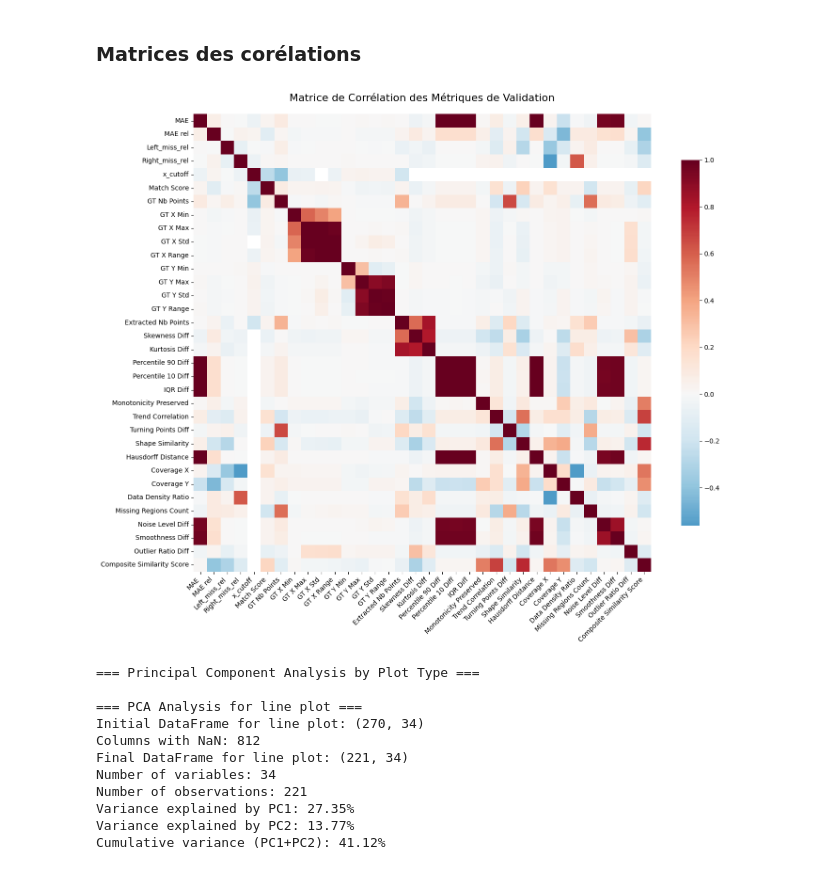
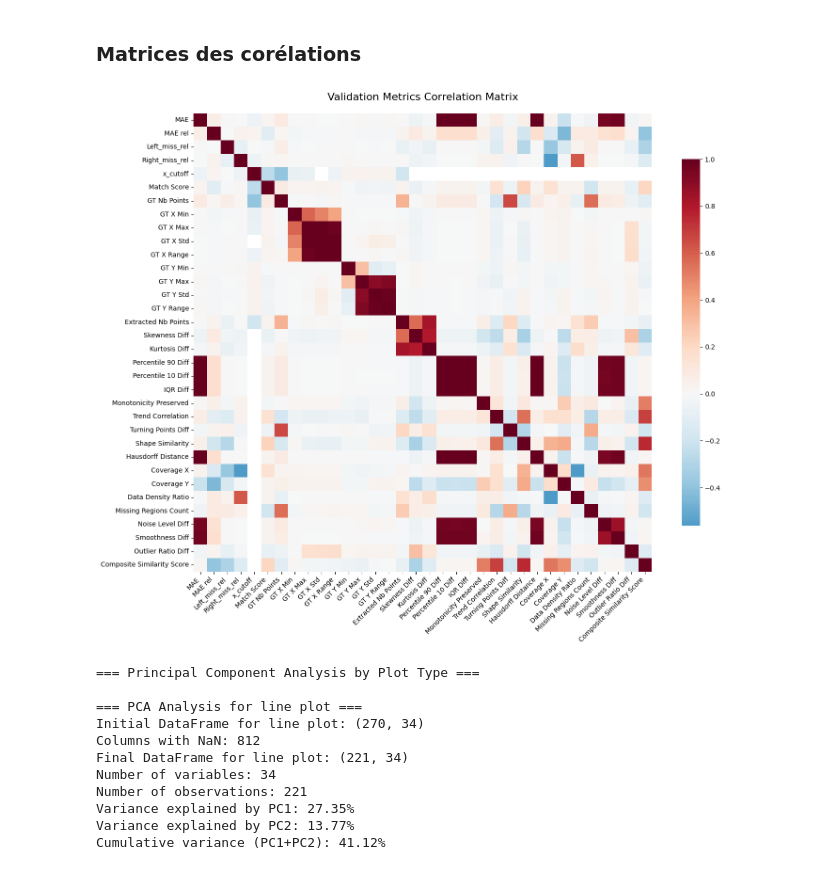
Before and after one commit to NicolasANNE/PlotDataExtraction, a Jupyter notebook: Chartinfo2024.ipynb, the cells around one changed output. Saved outputs shown, nothing was run; the diff lists cells and outputs as text; code cells hidden in the pictures.

```diff
--- a/Chartinfo2024.ipynb
+++ b/Chartinfo2024.ipynb
@@ -553,28 +553,28 @@ Analysis saved in E:\BfR\info_extraction\Plot_to_text_extraction\Data\CHARTINFO_
 ### Matrices des corélations
 # %%
 def corr(df):
-    #on prend que les colonnes numérique
+    # Take only numeric columns
     num_df = df.drop(columns=['Plot Type', 'Image Name', 'Series Name', 'Extracted Name','Match Method', 'Extractor Plot Type'])
     corr_matrix = num_df.corr()
     plt.figure(figsize=(15, 12))
 
     sns.heatmap(corr_matrix,
                 annot=False,  # Set to True if you want values displayed
                 cmap='RdBu_r',
                 center=0,
                 square=True,
                 fmt='.2f',
                 cbar_kws={"shrink": .8})
 
-    plt.title('Matrice de Corrélation des Métriques de Validation', fontsize=16, pad=20)
+    plt.title('Validation Metrics Correlation Matrix', fontsize=16, pad=20)
     plt.xticks(rotation=45, ha='right')
     plt.yticks(rotation=0)
     plt.tight_layout()
 
 
 corr(results_df)
 # %% [output]
-[figure, old version]
+[figure, new version]
 # %%
 def plot_pca_by_plot_type(df, figsize=(20, 24)):
     """
```
Also changed, not shown: parts of 1 cell of this notebook.
